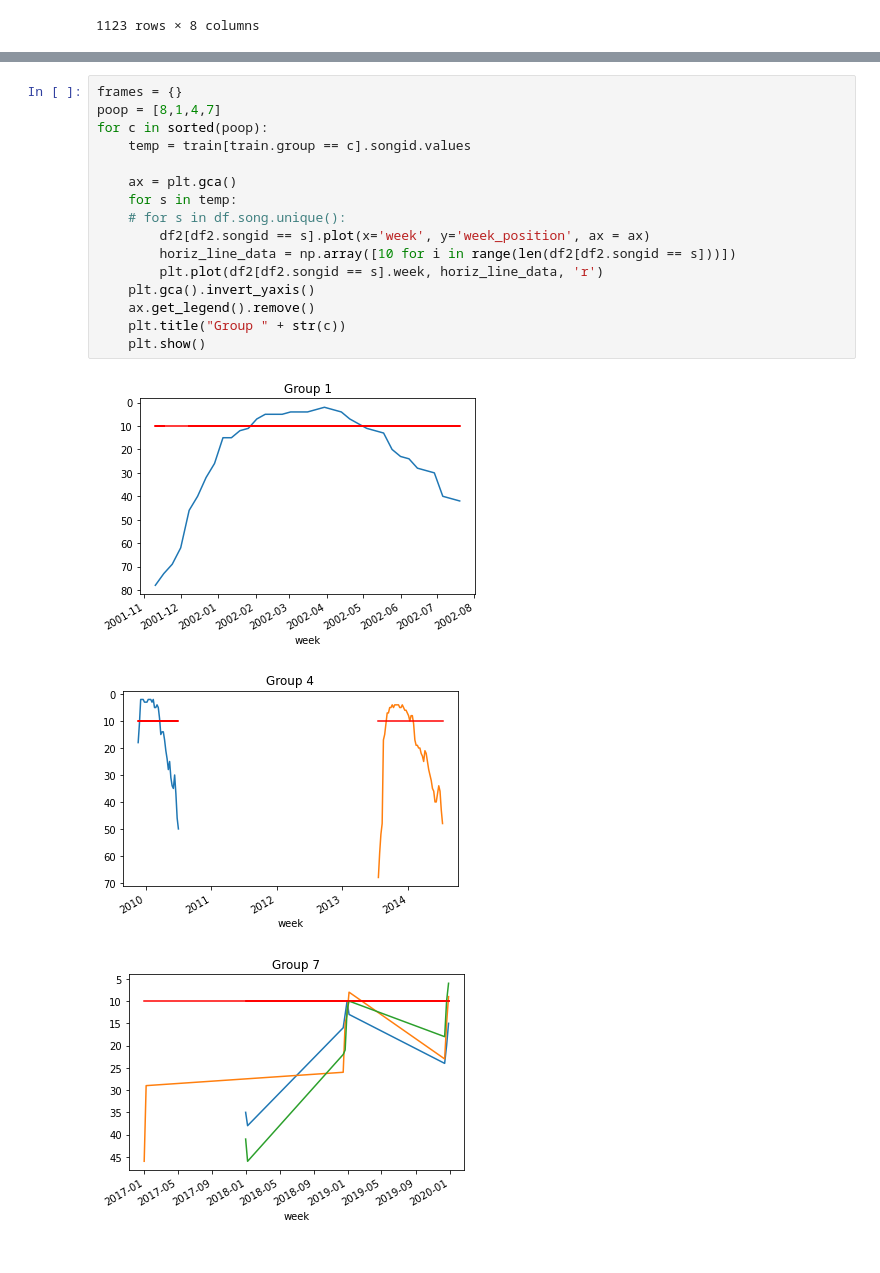
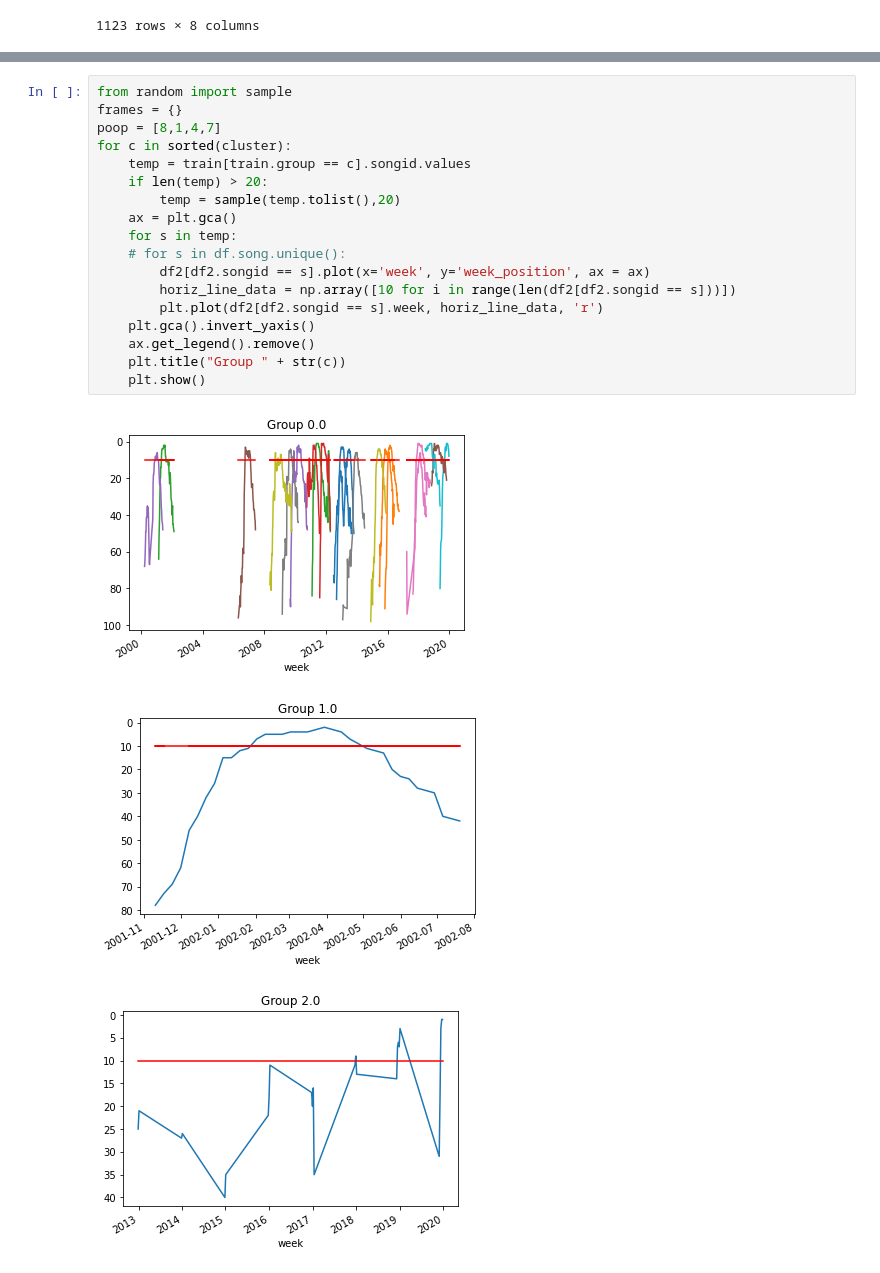
Before and after one commit to tvarano/hit-analyzer, a Jupyter notebook: main.ipynb, the cells around one changed output, grey strips where cells are left out. Saved outputs shown, nothing was run; the diff lists cells and outputs as text.

Commit message:
graph a random sample from all groups

```diff
--- a/main.ipynb
+++ b/main.ipynb
@@ -315,22 +319,24 @@ for c in cluster:
 {"peak": 8.0, "weeks_on_chart": 18.333333333333332, "weeks_hot": 17.666666666666668, "weeks_to_hot": 206.66666666666666, "instance": 5.333333333333333, "tail_weeks": 0.0, "group": 7.0, "length": 3}
 {"peak": 1.0, "weeks_on_chart": 35.0, "weeks_hot": 2.0, "weeks_to_hot": 1092.0, "instance": 9.0, "tail_weeks": 0.0, "group": 2.0, "length": 1}
 # %%
+from random import sample
 frames = {}
 poop = [8,1,4,7]
-for c in sorted(poop):
+for c in sorted(cluster):
     temp = train[train.group == c].songid.values
-
+    if len(temp) > 20:
+        temp = sample(temp.tolist(),20)
     ax = plt.gca()
     for s in temp:
     # for s in df.song.unique():
         df2[df2.songid == s].plot(x='week', y='week_position', ax = ax)
         horiz_line_data = np.array([10 for i in range(len(df2[df2.songid == s]))])
         plt.plot(df2[df2.songid == s].week, horiz_line_data, 'r')
     plt.gca().invert_yaxis()
     ax.get_legend().remove()
     plt.title("Group " + str(c))
     plt.show()
 # %% [output]
-[figure, old version]
+[figure, new version]
-[figure, old version]
+[figure, new version]
-[figure, old version]
+[figure, new version]
```
Also changed, not shown: parts of 4 cells of this notebook.
